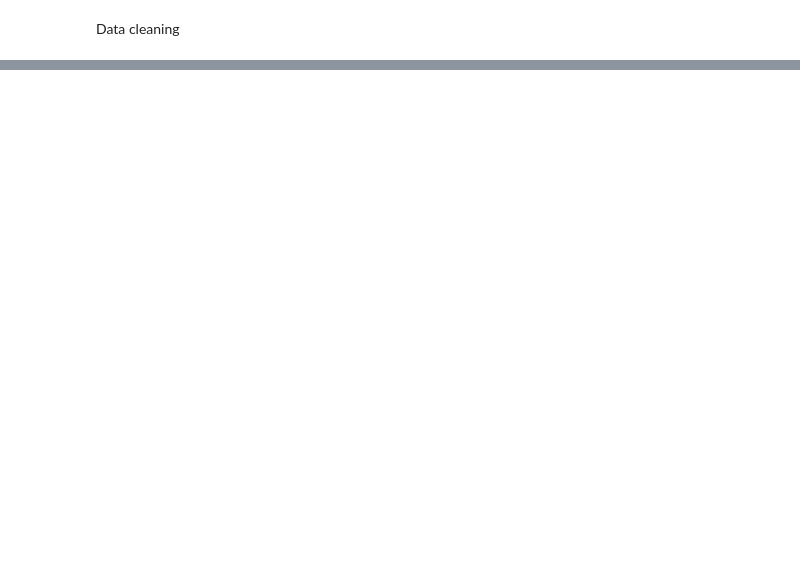
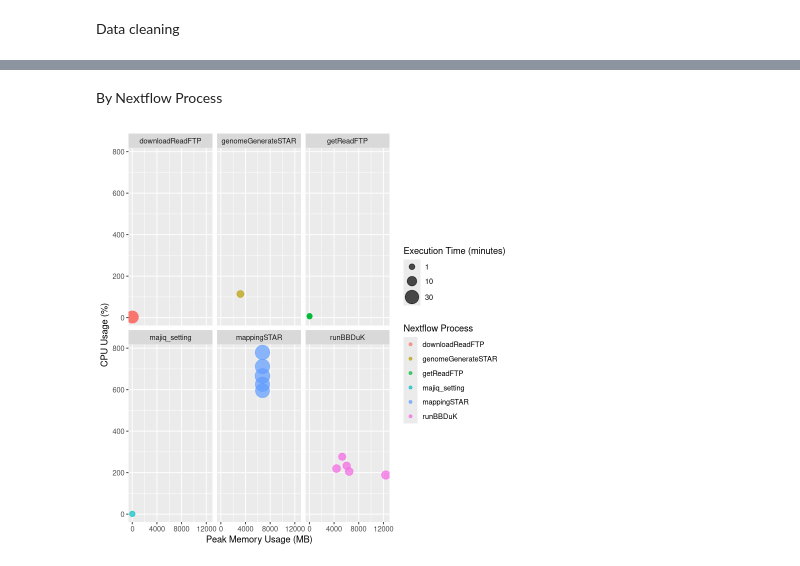
Before and after one commit to labbces/SpliceScape, a Jupyter notebook: performance_analysis/performance_analysis.ipynb, the cells around one changed output, grey strips where cells are left out. Cells and saved outputs as stored; diff of their text form; code cells hidden in the pictures; blank space fills up the shorter version.

```diff
--- a/performance_analysis/performance_analysis.ipynb
+++ b/performance_analysis/performance_analysis.ipynb
@@ -39,0 +300,33 @@ print(plot_execution_vs_sample)
+# %%
+main_plot <- ggplot(trace_data_filtered, aes(x = peak_rss, y = `%cpu`)) +
+  geom_point(
+    aes(
+      color = task_type,  # Color by process
+      size = duration_min  # Size by execution time (minutes)
+    ),
+    alpha = 0.7
+  ) +
+  scale_size_continuous(
+    range = c(2, 8),
+    breaks = c(1, 10, 30, 60, 120, 240),
+    name = "Execution Time (minutes)"
+  ) +
+  labs(
+    x = "Peak Memory Usage (MB)",
+    y = "CPU Usage (%)",
+    color = "Nextflow Process"
+  ) +
+  theme_gray() +
+  theme(legend.position = "right")
+
+summary_resource_consumption <- ggMarginal(
+main_plot,
+type = "density",
+margins = "both",
+fill = "#bcd3bc",
+alpha = 0.7,
+size = 7
+)
+
+
+print(summary_resource_consumption)
@@ -39,0 +335,7 @@ print(plot_execution_vs_sample)
+# %% [markdown]
+By Nextflow Process
+# %%
+main_plot +
+  facet_wrap(~ task_type)
+# %% [output]
+[figure, added]
```
Also changed, not shown: parts of 34 cells of this notebook.
